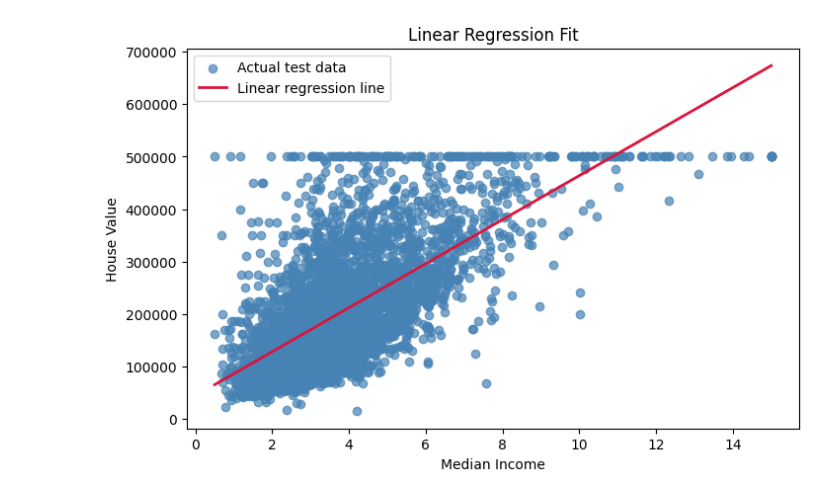
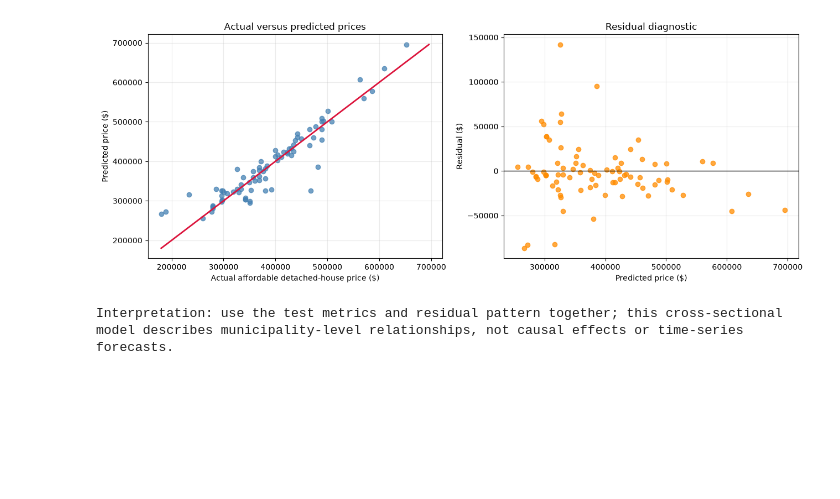
Before and after one commit to DavisenV/CSCN8010-LinearRegressionArchitecture_Workshop, a Jupyter notebook: notebooks/linear_regression.ipynb, the cells around one changed output. Drawn from its saved outputs; the diff is of its cells as text; code cells hidden in the pictures; blank space fills up the shorter version.

```diff
--- a/notebooks/linear_regression.ipynb
+++ b/notebooks/linear_regression.ipynb
@@ -240,26 +256,30 @@ R^2: 0.459
 # %%
 import matplotlib.pyplot as plt
-import pandas as pd
 
-# Sort the test values so the regression line is drawn smoothly
-x_plot = np.sort(X_test["Median_Income"].values)
+fig, axes = plt.subplots(1, 2, figsize=(13, 5))
 
-# Keep the feature name when passing into the model to avoid scikit-learn warnings.
-# A DataFrame with the same column name matches the training data schema.
-x_plot_df = pd.DataFrame({"Median_Income": x_plot})
-y_plot = model.predict(x_plot_df)
+# Actual-versus-predicted values show calibration and large outliers.
+axes[0].scatter(y_test, y_pred, alpha=0.75, color="steelblue")
+line_min = min(y_test.min(), y_pred.min())
+line_max = max(y_test.max(), y_pred.max())
+axes[0].plot([line_min, line_max], [line_min, line_max], color="crimson", linewidth=2)
+axes[0].set_xlabel("Actual affordable detached-house price ($)")
+axes[0].set_ylabel("Predicted price ($)")
+axes[0].set_title("Actual versus predicted prices")
+axes[0].grid(alpha=0.25)
 
-# Plot the real data points
-plt.figure(figsize=(8, 5))
-plt.scatter(X_test["Median_Income"], y_test, color="steelblue", alpha=0.7, label="Actual test data")
+residuals = y_test - y_pred
+axes[1].scatter(y_pred, residuals, alpha=0.75, color="darkorange")
+axes[1].axhline(0, color="black", linewidth=1)
+axes[1].set_xlabel("Predicted price ($)")
+axes[1].set_ylabel("Residual ($)")
+axes[1].set_title("Residual diagnostic")
+axes[1].grid(alpha=0.25)
 
-# Plot the fitted regression line
-plt.plot(x_plot, y_plot, color="crimson", linewidth=2, label="Linear regression line")
+plt.tight_layout()
+plt.show()
 
-plt.xlabel("Median Income")
-plt.ylabel("House Value")
-plt.title("Linear Regression Fit")
-plt.legend()
-plt.show()
+print("Interpretation: use the test metrics and residual pattern together; this cross-sectional model describes municipality-level relationships, not causal effects or time-series forecasts.")
 # %% [output]
-[figure, old version]
+[figure, new version]
+Interpretation: use the test metrics and residual pattern together; this cross-sectional model describes municipality-level relationships, not causal effects or time-series forecasts.
```
Also changed, not shown: parts of 7 cells of this notebook, 3 other files.
